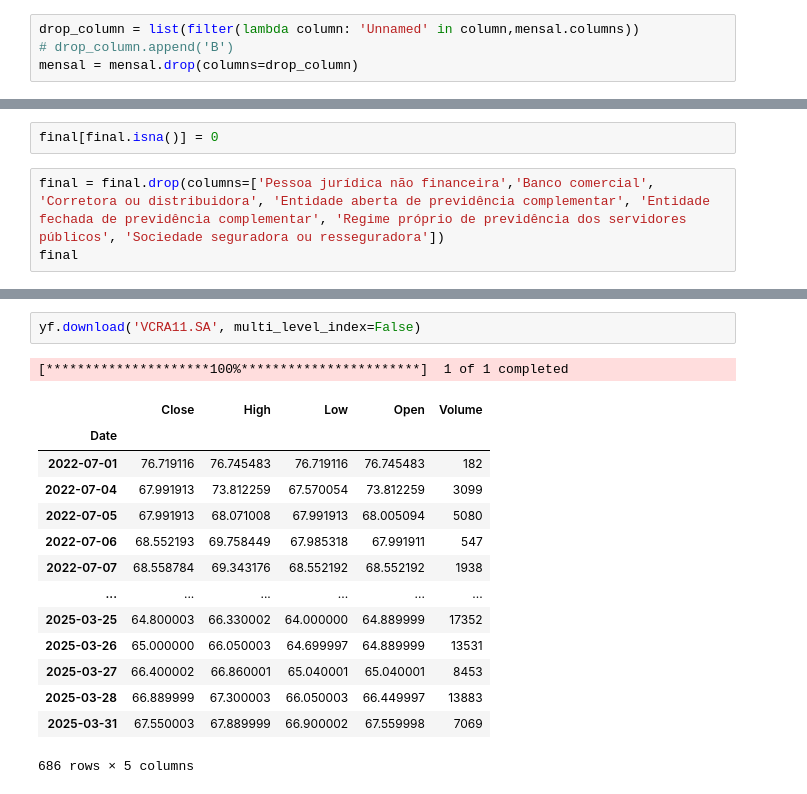
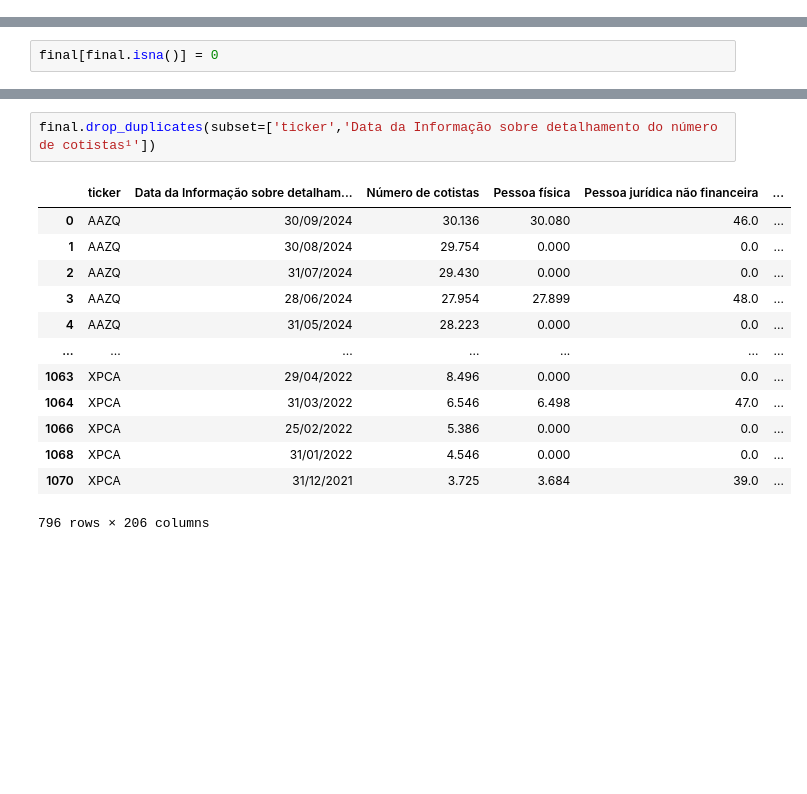
Before and after one commit to ErikMaia/tcc, a Jupyter notebook: src/analisys.ipynb, the cells around one changed output, grey strips where cells are left out. Cells and saved outputs as stored; diff of their text form; blank space fills up the shorter version.

```diff
--- a/src/analisys.ipynb
+++ b/src/analisys.ipynb
@@ -218,7 +217,3 @@ mensal['Ano_Quarter']
 891    2022-1
 892    2021-4
 Name: Ano_Quarter, Length: 893, dtype: object
-# %%
-drop_column = list(filter(lambda column: 'Unnamed' in column,mensal.columns))
-# drop_column.append('B')
-mensal = mensal.drop(columns=drop_column)
@@ -638,6 +608,3 @@ final.shape
 (1071, 206)
 # %%
 final[final.isna()] = 0
-# %%
-final = final.drop(columns=['Pessoa jurídica não financeira','Banco comercial', 'Corretora ou distribuidora', 'Entidade aberta de previdência complementar', 'Entidade fechada de previdência complementar', 'Regime próprio de previdência dos servidores públicos', 'Sociedade seguradora ou resseguradora'])
-final
@@ -705,18 +627,16 @@ rotulo.sort_values(by='label')
-# %%
-yf.download('VCRA11.SA', multi_level_index=False)
-# %% [output]
-[*********************100%***********************]  1 of 1 completed
-|  | Close | High | Low | Open | Volume |
-| Date |  |  |  |  |  |
-| 2022-07-01 | 76.719116 | 76.745483 | 76.719116 | 76.745483 | 182 |
-| 2022-07-04 | 67.991913 | 73.812259 | 67.570054 | 73.812259 | 3099 |
-| 2022-07-05 | 67.991913 | 68.071008 | 67.991913 | 68.005094 | 5080 |
-| 2022-07-06 | 68.552193 | 69.758449 | 67.985318 | 67.991911 | 547 |
-| 2022-07-07 | 68.558784 | 69.343176 | 68.552192 | 68.552192 | 1938 |
-| ... | ... | ... | ... | ... | ... |
-| 2025-03-25 | 64.800003 | 66.330002 | 64.000000 | 64.889999 | 17352 |
-| 2025-03-26 | 65.000000 | 66.050003 | 64.699997 | 64.889999 | 13531 |
-| 2025-03-27 | 66.400002 | 66.860001 | 65.040001 | 65.040001 | 8453 |
-| 2025-03-28 | 66.889999 | 67.300003 | 66.050003 | 66.449997 | 13883 |
-| 2025-03-31 | 67.550003 | 67.889999 | 66.900002 | 67.559998 | 7069 |
-686 rows × 5 columns
+# %%
+final.drop_duplicates(subset=['ticker','Data da Informação sobre detalhamento do número de cotistas¹'])
+# %% [output]
+|  | ticker | Data da Informação sobre detalham... | Número de cotistas | Pessoa física | Pessoa jurídica não financeira | ... |
+| 0 | AAZQ | 30/09/2024 | 30.136 | 30.080 | 46.0 | ... |
+| 1 | AAZQ | 30/08/2024 | 29.754 | 0.000 | 0.0 | ... |
+| 2 | AAZQ | 31/07/2024 | 29.430 | 0.000 | 0.0 | ... |
+| 3 | AAZQ | 28/06/2024 | 27.954 | 27.899 | 48.0 | ... |
+| 4 | AAZQ | 31/05/2024 | 28.223 | 0.000 | 0.0 | ... |
+| ... | ... | ... | ... | ... | ... | ... |
+| 1063 | XPCA | 29/04/2022 | 8.496 | 0.000 | 0.0 | ... |
+| 1064 | XPCA | 31/03/2022 | 6.546 | 6.498 | 47.0 | ... |
+| 1066 | XPCA | 25/02/2022 | 5.386 | 0.000 | 0.0 | ... |
+| 1068 | XPCA | 31/01/2022 | 4.546 | 0.000 | 0.0 | ... |
+| 1070 | XPCA | 31/12/2021 | 3.725 | 3.684 | 39.0 | ... |
+796 rows × 206 columns
```
Also changed, not shown: parts of 34 cells of this notebook, 2 other files.
